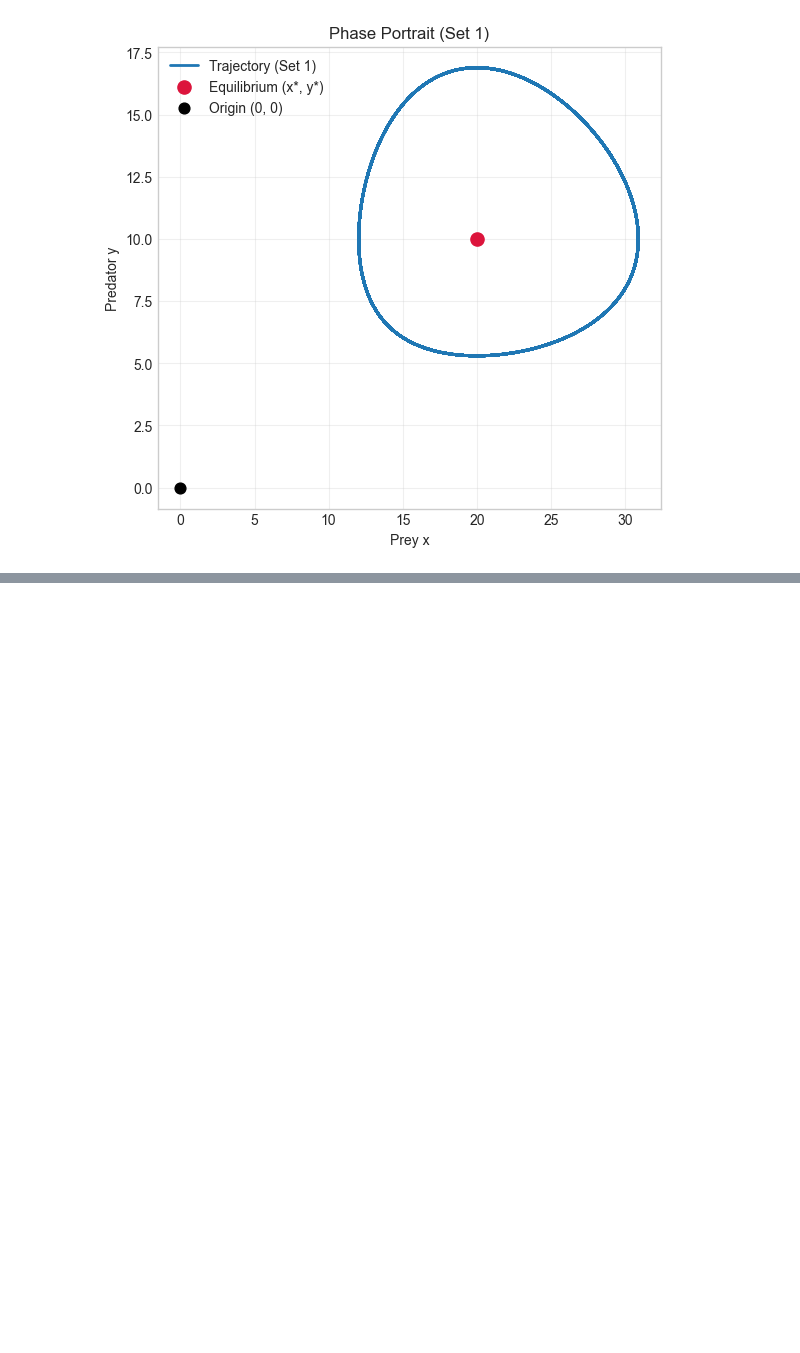
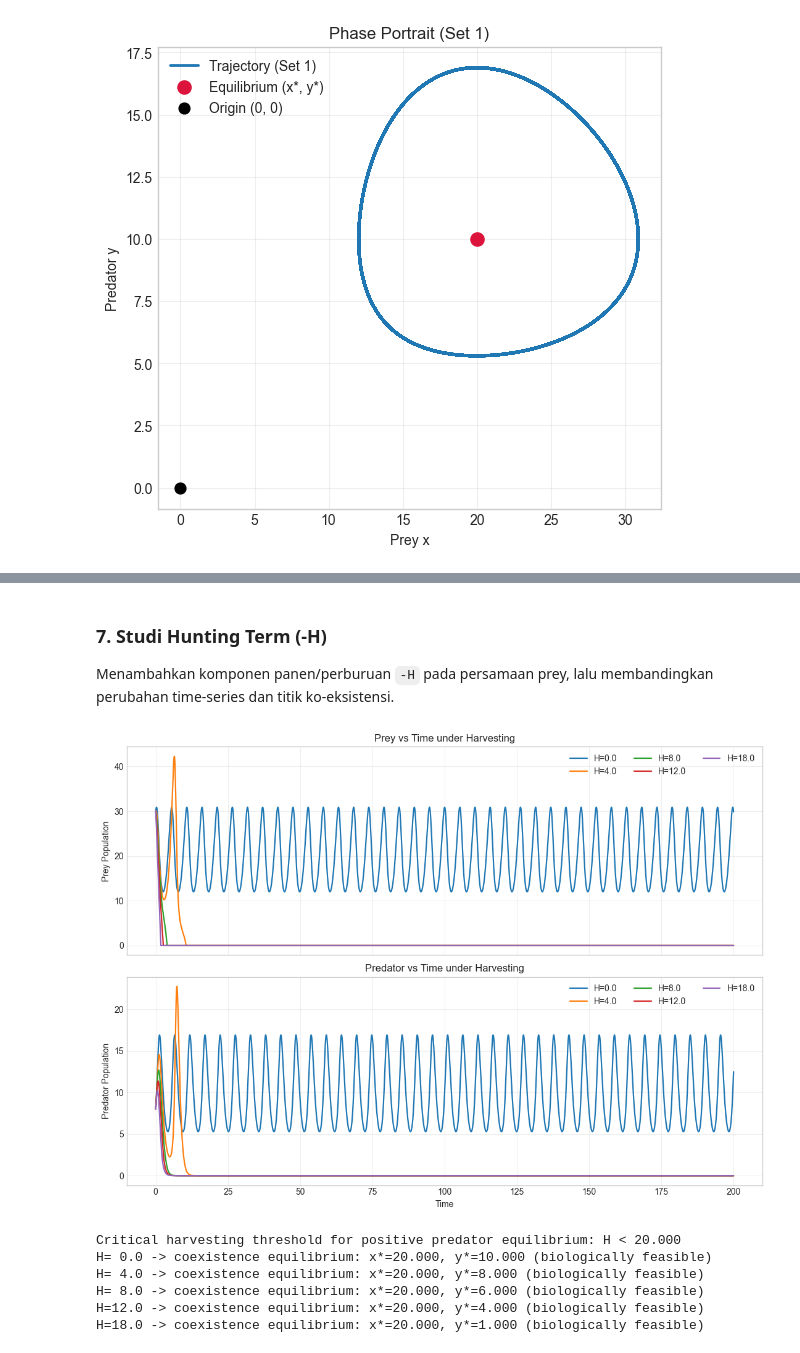
Before and after one commit to kuchikamizake05/LotkaVolterra, a Jupyter notebook: Lab_Week9_Lotka_Volterra.ipynb, the cells around one changed output, grey strips where cells are left out. Cells and saved outputs as stored; diff of their text form; code cells hidden in the pictures; blank space fills up the shorter version.

```diff
--- a/Lab_Week9_Lotka_Volterra.ipynb
+++ b/Lab_Week9_Lotka_Volterra.ipynb
@@ -141,0 +226,52 @@ plt.show()
+# %% [markdown]
+### 7. Studi Hunting Term (-H)
+Menambahkan komponen panen/perburuan `-H` pada persamaan prey, lalu membandingkan perubahan time-series dan titik ko-eksistensi.
+# %%
+# Hunting term study: dx/dt = alpha*x - beta*x*y - H
+harvest_levels = [0.0, 4.0, 8.0, 12.0, 18.0]
+harvest_solutions = {}
+base_params = {k: v for k, v in set1.items() if k != 'name'}
+
+for H in harvest_levels:
+    params = dict(base_params)
+    params['H'] = H
+    harvest_solutions[H] = rk4_integrate(lotka_volterra_rhs, np.array([x0, y0]), t, **params)
+
+fig, axes = plt.subplots(2, 1, figsize=(11, 8), sharex=True)
+for H in harvest_levels:
+    sol = harvest_solutions[H]
+    axes[0].plot(t, sol[:, 0], linewidth=1.6, label=f'H={H}')
+    axes[1].plot(t, sol[:, 1], linewidth=1.6, label=f'H={H}')
+
+axes[0].set_title('Prey vs Time under Harvesting')
+axes[0].set_ylabel('Prey Population')
+axes[0].legend(ncol=3)
+axes[0].grid(alpha=0.3)
+
+axes[1].set_title('Predator vs Time under Harvesting')
+axes[1].set_xlabel('Time')
+axes[1].set_ylabel('Predator Population')
+axes[1].legend(ncol=3)
+axes[1].grid(alpha=0.3)
+
+plt.tight_layout()
+plt.show()
+
+x_star_h = set1['gamma'] / set1['delta']
+H_crit = set1['alpha'] * x_star_h
+print(f'Critical harvesting threshold for positive predator equilibrium: H < {H_crit:.3f}')
+for H in harvest_levels:
+    x_star_h, y_star_h = coexistence_equilibrium(**base_params, H=H)
+    feasible = 'biologically feasible' if y_star_h > 0 else 'predator collapses at equilibrium'
+    print(
+        f"H={H:>4.1f} -> coexistence equilibrium: x*={x_star_h:.3f}, "
+        f"y*={y_star_h:.3f} ({feasible})"
+    )
+# %% [output]
+[figure, added]
+Critical harvesting threshold for positive predator equilibrium: H < 20.000
+H= 0.0 -> coexistence equilibrium: x*=20.000, y*=10.000 (biologically feasible)
+H= 4.0 -> coexistence equilibrium: x*=20.000, y*=8.000 (biologically feasible)
+H= 8.0 -> coexistence equilibrium: x*=20.000, y*=6.000 (biologically feasible)
+H=12.0 -> coexistence equilibrium: x*=20.000, y*=4.000 (biologically feasible)
+H=18.0 -> coexistence equilibrium: x*=20.000, y*=1.000 (biologically feasible)
```
Also changed, not shown: parts of 6 cells of this notebook.
